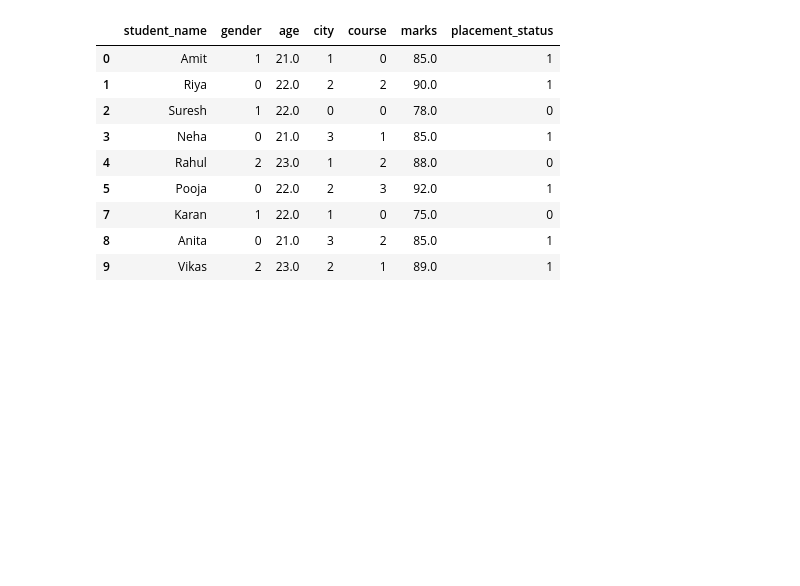
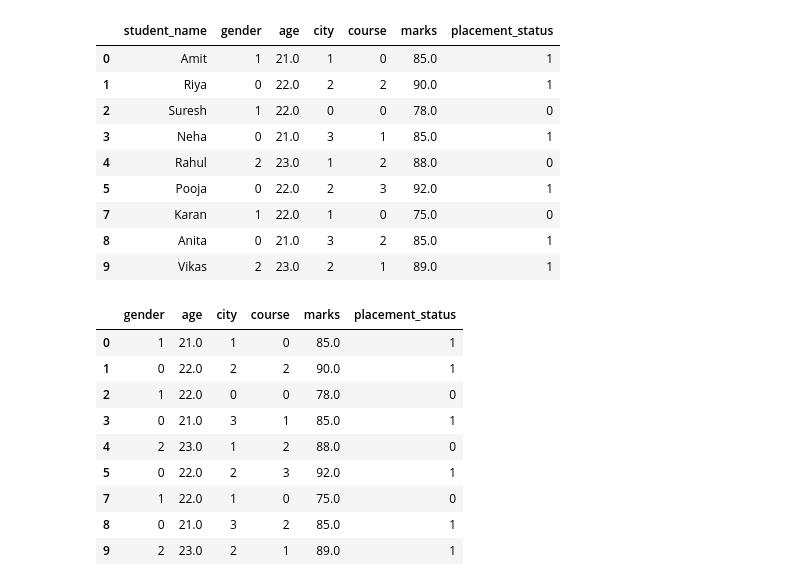
Before and after one commit to RupaliShewale09/AIML-Internship-codentry, a Jupyter notebook: data_preprocessing/preprocess.ipynb, the cells around one changed output. Cells and saved outputs as stored; diff of their text form; code cells hidden in the pictures; blank space fills up the shorter version.

```diff
--- a/data_preprocessing/preprocess.ipynb
+++ b/data_preprocessing/preprocess.ipynb
@@ -257,3 +268,18 @@ data
 | 7 | Karan | 1 | 22.0 | 1 | 0 | 75.0 | 0 |
 | 8 | Anita | 0 | 21.0 | 3 | 2 | 85.0 | 1 |
 | 9 | Vikas | 2 | 23.0 | 2 | 1 | 89.0 | 1 |
+# %%
+newdata = data.drop(["student_name"], axis=1)
+# %%
+newdata
+# %% [output]
+|  | gender | age | city | course | marks | placement_status |
+| 0 | 1 | 21.0 | 1 | 0 | 85.0 | 1 |
+| 1 | 0 | 22.0 | 2 | 2 | 90.0 | 1 |
+| 2 | 1 | 22.0 | 0 | 0 | 78.0 | 0 |
+| 3 | 0 | 21.0 | 3 | 1 | 85.0 | 1 |
+| 4 | 2 | 23.0 | 1 | 2 | 88.0 | 0 |
+| 5 | 0 | 22.0 | 2 | 3 | 92.0 | 1 |
+| 7 | 1 | 22.0 | 1 | 0 | 75.0 | 0 |
+| 8 | 0 | 21.0 | 3 | 2 | 85.0 | 1 |
+| 9 | 2 | 23.0 | 2 | 1 | 89.0 | 1 |
```
Also changed, not shown: parts of 2 cells of this notebook, 1 other file.
